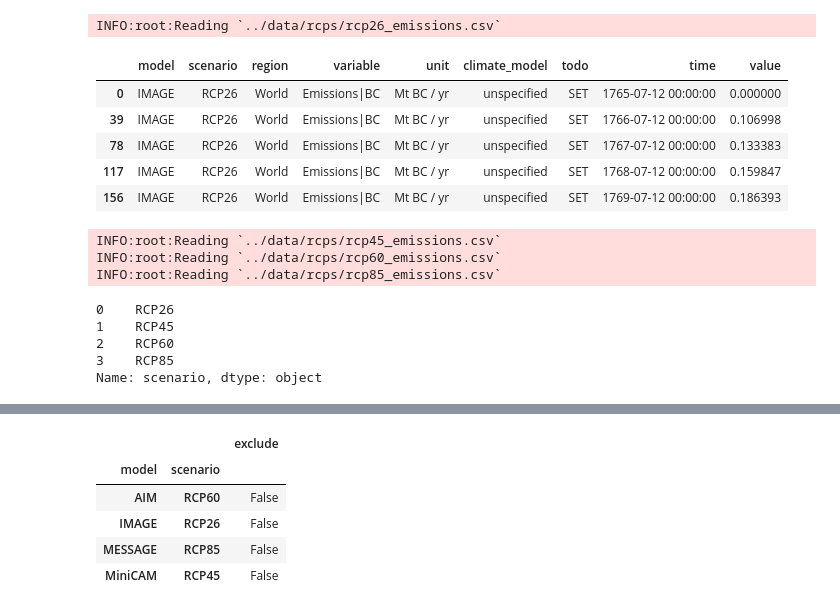
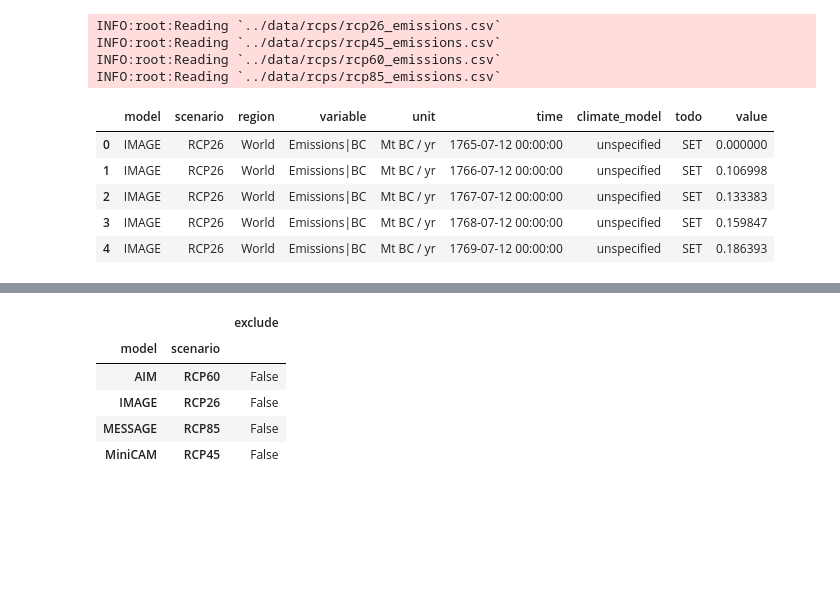
Before and after one commit to znicholls/openscm, a Jupyter notebook: notebooks/demo.ipynb, the cells around one changed output, grey strips where cells are left out. Saved outputs shown, nothing was run; the diff lists cells and outputs as text; code cells hidden in the pictures; blank space fills up the shorter version.

```diff
--- a/notebooks/demo.ipynb
+++ b/notebooks/demo.ipynb
@@ -11,37 +11,29 @@ import matplotlib
 %matplotlib inline
 # %%
 DATA_PATH = join("..", "data", "rcps")
-# %%
-# NBVAL_IGNORE_OUTPUT
-rcp26 = OpenSCMDataFrame(join(DATA_PATH, "rcp26_emissions.csv"))
-rcp26.head()
-# %% [output]
-INFO:root:Reading `../data/rcps/rcp26_emissions.csv`
-|  | model | scenario | region | variable | unit | climate_model | todo | time | value |
-| 0 | IMAGE | RCP26 | World | Emissions|BC | Mt BC / yr | unspecified | SET | 1765-07-12 00:00:00 | 0.000000 |
-| 39 | IMAGE | RCP26 | World | Emissions|BC | Mt BC / yr | unspecified | SET | 1766-07-12 00:00:00 | 0.106998 |
-| 78 | IMAGE | RCP26 | World | Emissions|BC | Mt BC / yr | unspecified | SET | 1767-07-12 00:00:00 | 0.133383 |
-| 117 | IMAGE | RCP26 | World | Emissions|BC | Mt BC / yr | unspecified | SET | 1768-07-12 00:00:00 | 0.159847 |
-| 156 | IMAGE | RCP26 | World | Emissions|BC | Mt BC / yr | unspecified | SET | 1769-07-12 00:00:00 | 0.186393 |
 # %%
-rcps = OpenSCMDataFrame(rcp26.data.copy())  # TODO: add copy method to IamDataFrame
+# NBVAL_IGNORE_OUTPUT
+rcp26 = ScmDataFrame(join(DATA_PATH, "rcp26_emissions.csv"))
+rcps = ScmDataFrame(rcp26.data.copy())  # TODO: add copy method to IamDataFrame
 for rcp in ["rcp45", "rcp60", "rcp85"]:
     rcps.append(
         join(DATA_PATH, "{}_emissions.csv".format(rcp)),
         inplace=True
     )
 # %% [output]
+INFO:root:Reading `../data/rcps/rcp26_emissions.csv`
 INFO:root:Reading `../data/rcps/rcp45_emissions.csv`
 INFO:root:Reading `../data/rcps/rcp60_emissions.csv`
 INFO:root:Reading `../data/rcps/rcp85_emissions.csv`
 # %%
-rcps.scenarios()
+rcps.head()
 # %% [output]
-0    RCP26
-1    RCP45
-2    RCP60
-3    RCP85
-Name: scenario, dtype: object
+|  | model | scenario | region | variable | unit | time | climate_model | todo | value |
+| 0 | IMAGE | RCP26 | World | Emissions|BC | Mt BC / yr | 1765-07-12 00:00:00 | unspecified | SET | 0.000000 |
+| 1 | IMAGE | RCP26 | World | Emissions|BC | Mt BC / yr | 1766-07-12 00:00:00 | unspecified | SET | 0.106998 |
+| 2 | IMAGE | RCP26 | World | Emissions|BC | Mt BC / yr | 1767-07-12 00:00:00 | unspecified | SET | 0.133383 |
+| 3 | IMAGE | RCP26 | World | Emissions|BC | Mt BC / yr | 1768-07-12 00:00:00 | unspecified | SET | 0.159847 |
+| 4 | IMAGE | RCP26 | World | Emissions|BC | Mt BC / yr | 1769-07-12 00:00:00 | unspecified | SET | 0.186393 |
 # %%
 # NBVAL_IGNORE_OUTPUT
 res = run(
```
Also changed, not shown: parts of 4 cells of this notebook, 2 other files.
